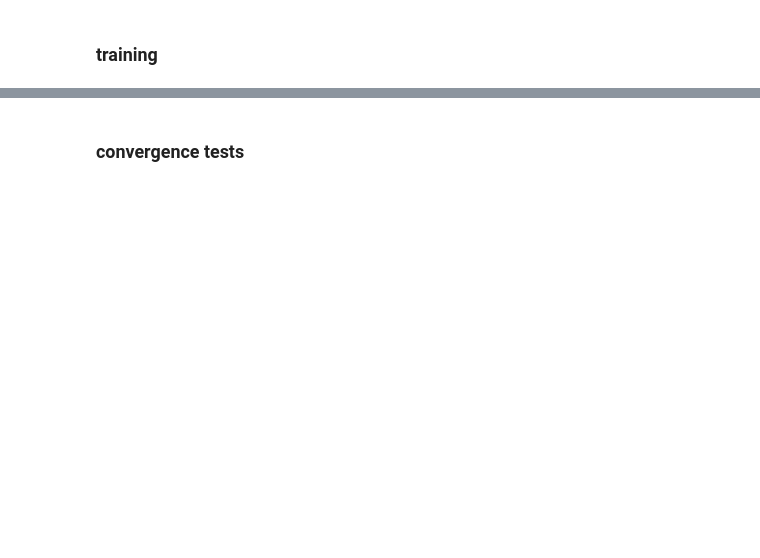
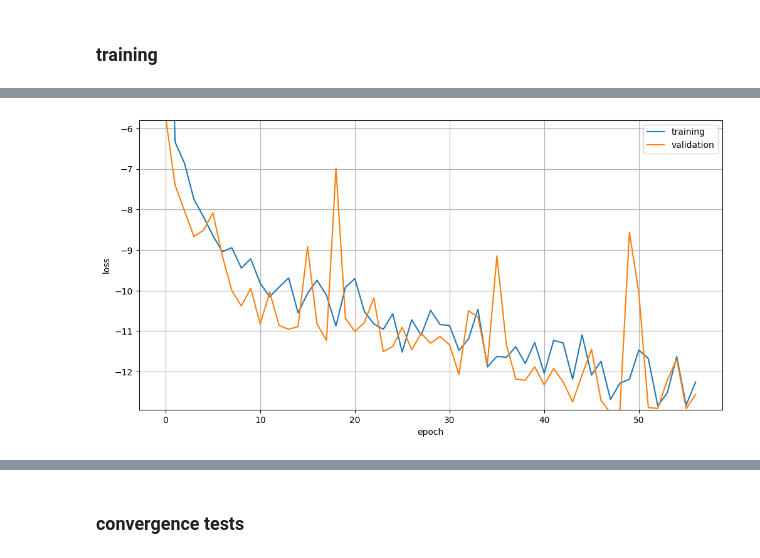
Before and after one commit to des-science/multiprobe-simulation-inference, a Jupyter notebook: notebooks/flow_conductor_network.ipynb, the cells around one changed output, grey strips where cells are left out. Saved outputs shown, nothing was run; the diff lists cells and outputs as text; code cells hidden in the pictures; blank space fills up the shorter version.

```diff
--- a/notebooks/flow_conductor_network.ipynb
+++ b/notebooks/flow_conductor_network.ipynb
@@ -36,15 +37,17 @@ from msfm.utils import prior, parameters, files, logger
 #### lensing only
 # %%
 conf = files.load_config("/global/homes/a/athomsen/multiprobe-simulation-forward-model/configs/v6/linear_bias.yaml")
-base_dir = "/pscratch/sd/a/athomsen/run_files/v6/lensing_only"
+# base_dir = "/pscratch/sd/a/athomsen/run_files/v6/lensing_only"
+base_dir = "/pscratch/sd/a/athomsen/run_files/v6/lensing"
 
 # delta loss
-model_dir = "delta/2024-01-12_19-35-59_resnet_vanilla"
+# model_dir = "delta/2024-01-12_19-35-59_resnet_vanilla"
+model_dir = "delta/2024-02-06_11-02-57_resnet_vanilla"
 
 # likelihood loss
 # model_dir = "likelihood/2024-01-22_05-29-26_resnet_vanilla"
 
-n_steps = 200000
+n_steps = 15000
 params = ["Om", "s8", "w0", "Aia", "n_Aia"]
 # %% [markdown]
 #### clustering only
@@ -132,20 +158,2 @@ flow = LikelihoodFlow(
 # %% [markdown]
 ### training
-# %%
-flow.fit(
-    x=grid_preds,
-    theta=grid_cosmos,
-    n_epochs=100,
-    # dataset
-    batch_size=1000,
-    vali_split=0.1,
-    # optimizer
-    learning_rate=1e-3,
-    weight_decay=0.0,
-    clip_by_global_norm=1.0,
-    learning_rate_min=1e-5,
-    # early stopping
-    n_patience_epochs=10,
-    min_delta=0.01,
-    save_model=True,
-)
@@ -158,0 +160,20 @@ flow.fit(
+# %%
+flow.fit(
+    x=grid_preds,
+    theta=grid_cosmos,
+    n_epochs=100,
+    # dataset
+    batch_size=1000,
+    vali_split=0.1,
+    # optimizer
+    learning_rate=1e-3,
+    weight_decay=0.0,
+    clip_by_global_norm=1.0,
+    # scheduler
+    scheduler_type="cosine",
+    # early stopping
+    n_patience_epochs=10,
+    min_delta=0.0,
+    save_model=True,
+)
+# %% [output]
@@ -158,0 +185 @@ flow.fit(
+[figure, added]
```
Also changed, not shown: parts of 10 cells of this notebook, 2 other files.
